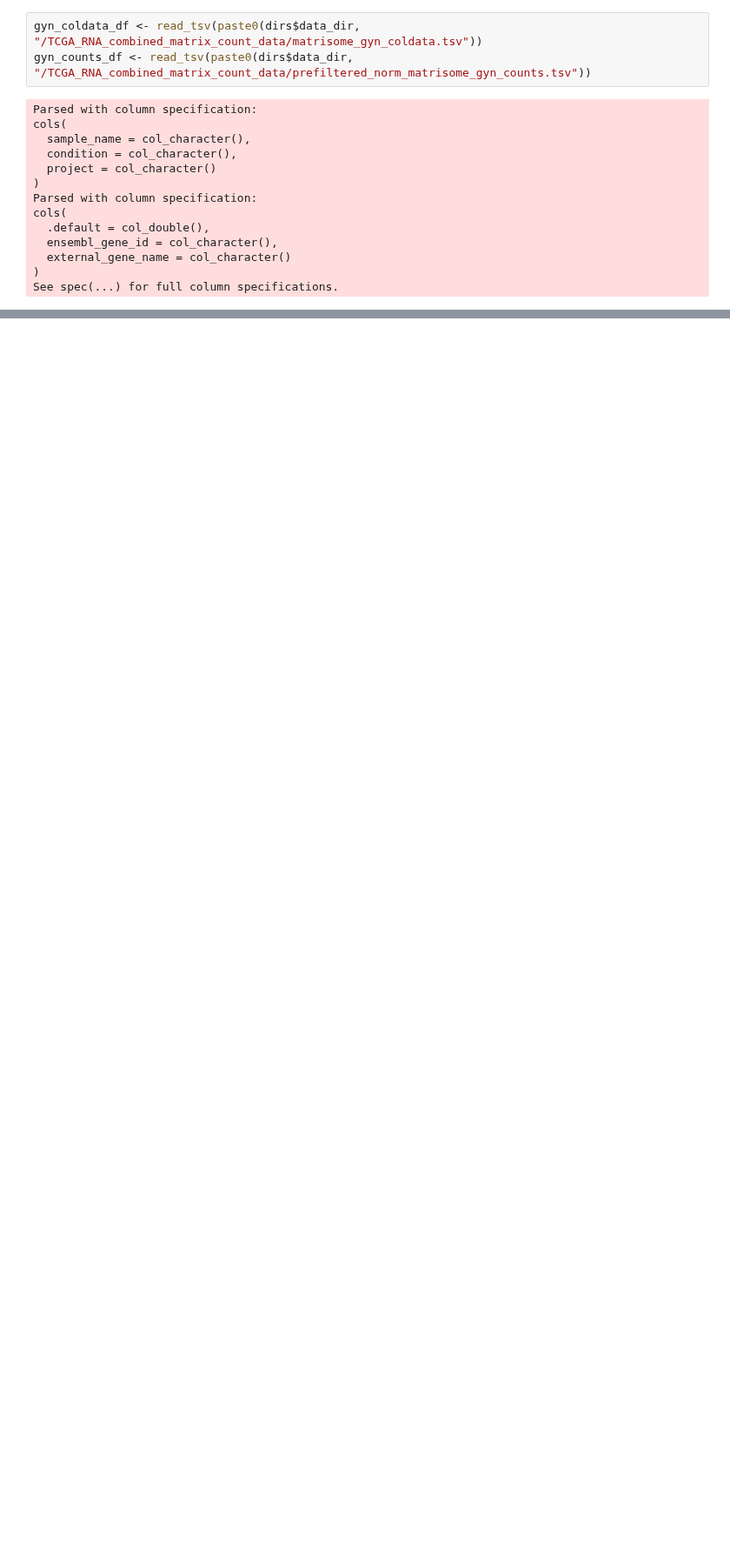
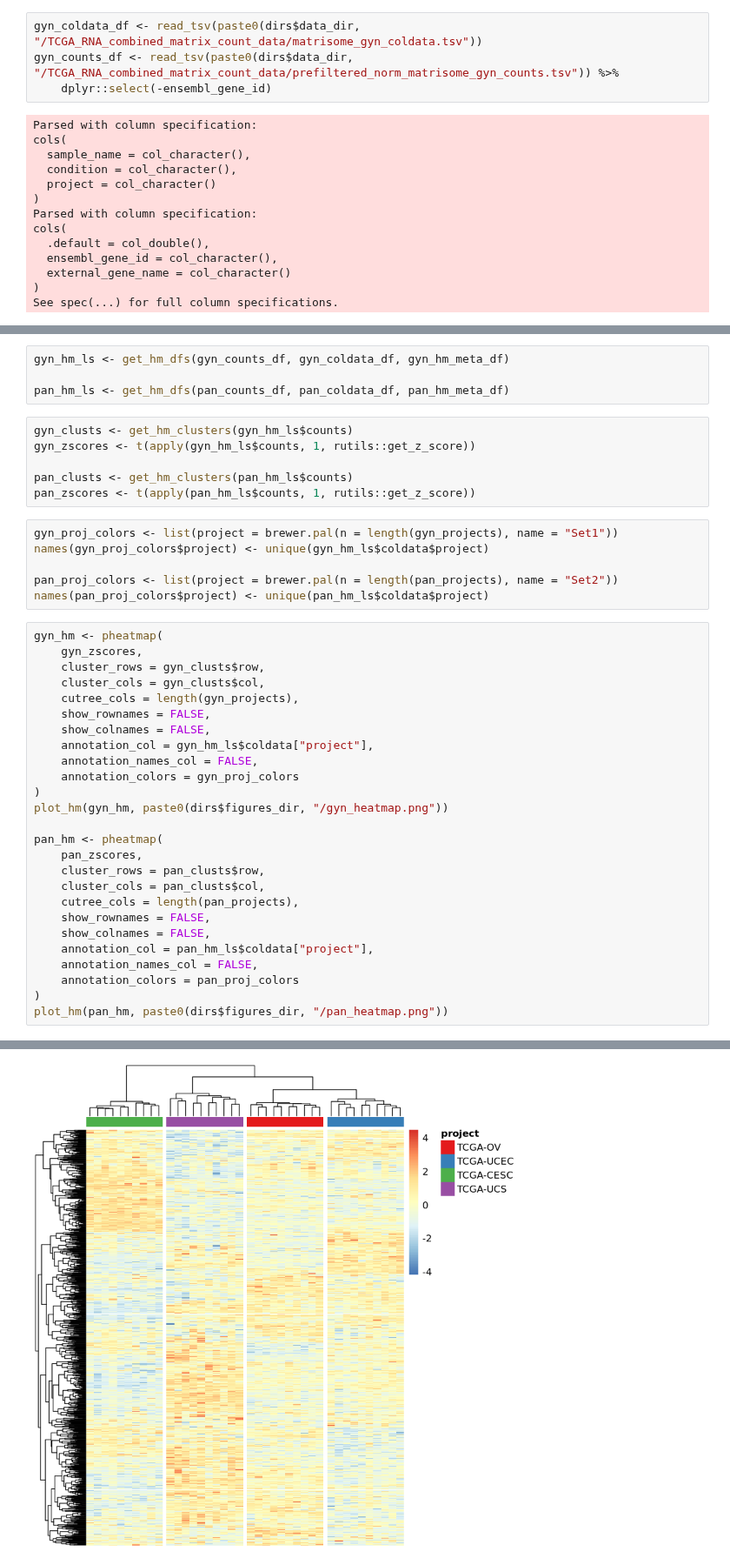
Before and after one commit to fogg-lab/characterizing-ecm-transcriptome-of-endometriosis, a Jupyter notebook: exploratory_analysis/TCGA_vis_v2.ipynb, the cells around one changed output, grey strips where cells are left out. Shown at 87% size. Cells and saved outputs as stored; diff of their text form; blank space fills up the shorter version.

Commit message:
Heatmap and umap visualizations for multiple cancers mixed together.

```diff
--- a/exploratory_analysis/TCGA_vis_v2.ipynb
+++ b/exploratory_analysis/TCGA_vis_v2.ipynb
@@ -52,7 +56,8 @@ cols(
 See spec(...) for full column specifications.
 # %%
 gyn_coldata_df <- read_tsv(paste0(dirs$data_dir, "/TCGA_RNA_combined_matrix_count_data/matrisome_gyn_coldata.tsv"))
-gyn_counts_df <- read_tsv(paste0(dirs$data_dir, "/TCGA_RNA_combined_matrix_count_data/prefiltered_norm_matrisome_gyn_counts.tsv"))
+gyn_counts_df <- read_tsv(paste0(dirs$data_dir, "/TCGA_RNA_combined_matrix_count_data/prefiltered_norm_matrisome_gyn_counts.tsv")) %>%
+    dplyr::select(-ensembl_gene_id)
 # %% [output]
 Parsed with column specification:
 cols(
@@ -69,0 +116,43 @@ See spec(...) for full column specifications.
+# %%
+gyn_hm_ls <- get_hm_dfs(gyn_counts_df, gyn_coldata_df, gyn_hm_meta_df)
+
+pan_hm_ls <- get_hm_dfs(pan_counts_df, pan_coldata_df, pan_hm_meta_df)
+# %%
+gyn_clusts <- get_hm_clusters(gyn_hm_ls$counts)
+gyn_zscores <- t(apply(gyn_hm_ls$counts, 1, rutils::get_z_score))
+
+pan_clusts <- get_hm_clusters(pan_hm_ls$counts)
+pan_zscores <- t(apply(pan_hm_ls$counts, 1, rutils::get_z_score))
+# %%
+gyn_proj_colors <- list(project = brewer.pal(n = length(gyn_projects), name = "Set1"))
+names(gyn_proj_colors$project) <- unique(gyn_hm_ls$coldata$project)
+
+pan_proj_colors <- list(project = brewer.pal(n = length(pan_projects), name = "Set2"))
+names(pan_proj_colors$project) <- unique(pan_hm_ls$coldata$project)
+# %%
+gyn_hm <- pheatmap(
+    gyn_zscores,
+    cluster_rows = gyn_clusts$row,
+    cluster_cols = gyn_clusts$col,
+    cutree_cols = length(gyn_projects),
+    show_rownames = FALSE,
+    show_colnames = FALSE,
+    annotation_col = gyn_hm_ls$coldata["project"],
+    annotation_names_col = FALSE,
+    annotation_colors = gyn_proj_colors
+)
+plot_hm(gyn_hm, paste0(dirs$figures_dir, "/gyn_heatmap.png"))
+
+pan_hm <- pheatmap(
+    pan_zscores,
+    cluster_rows = pan_clusts$row,
+    cluster_cols = pan_clusts$col,
+    cutree_cols = length(pan_projects),
+    show_rownames = FALSE,
+    show_colnames = FALSE,
+    annotation_col = pan_hm_ls$coldata["project"],
+    annotation_names_col = FALSE,
+    annotation_colors = pan_proj_colors
+)
+plot_hm(pan_hm, paste0(dirs$figures_dir, "/pan_heatmap.png"))
+# %% [output]
@@ -69,0 +161 @@ See spec(...) for full column specifications.
+[figure, added]
```
Also changed, not shown: parts of 14 cells of this notebook, 4 other files.
